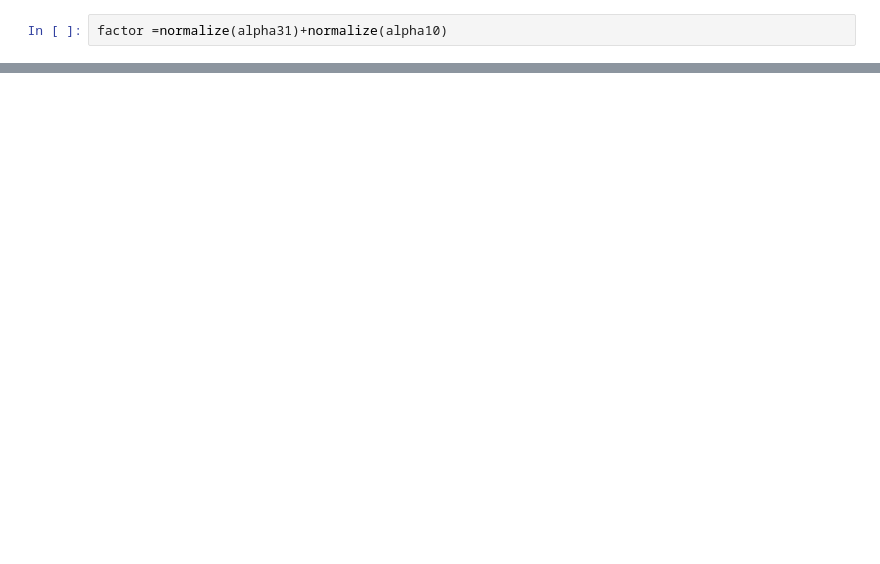
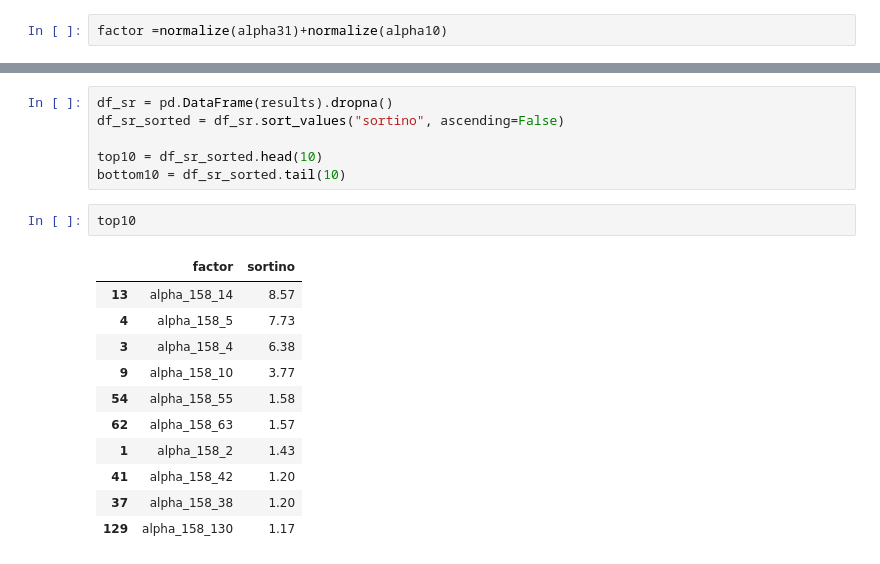
Before and after one commit to yuyu8815/long_short_portfolio2, a Jupyter notebook: notebooks/pnltest.ipynb, the cells around one changed output, grey strips where cells are left out. Drawn from its saved outputs; the diff is of its cells as text; blank space fills up the shorter version.

```diff
--- a/notebooks/pnltest.ipynb
+++ b/notebooks/pnltest.ipynb
@@ -276,0 +558,20 @@ factor_liquid
+# %%
+df_sr = pd.DataFrame(results).dropna()
+df_sr_sorted = df_sr.sort_values("sortino", ascending=False)
+
+top10 = df_sr_sorted.head(10)
+bottom10 = df_sr_sorted.tail(10)
+# %%
+top10
+# %% [output]
+|  | factor | sortino |
+| 13 | alpha_158_14 | 8.57 |
+| 4 | alpha_158_5 | 7.73 |
+| 3 | alpha_158_4 | 6.38 |
+| 9 | alpha_158_10 | 3.77 |
+| 54 | alpha_158_55 | 1.58 |
+| 62 | alpha_158_63 | 1.57 |
+| 1 | alpha_158_2 | 1.43 |
+| 41 | alpha_158_42 | 1.20 |
+| 37 | alpha_158_38 | 1.20 |
+| 129 | alpha_158_130 | 1.17 |
```
Also changed, not shown: parts of 42 cells of this notebook, 1 other file.
